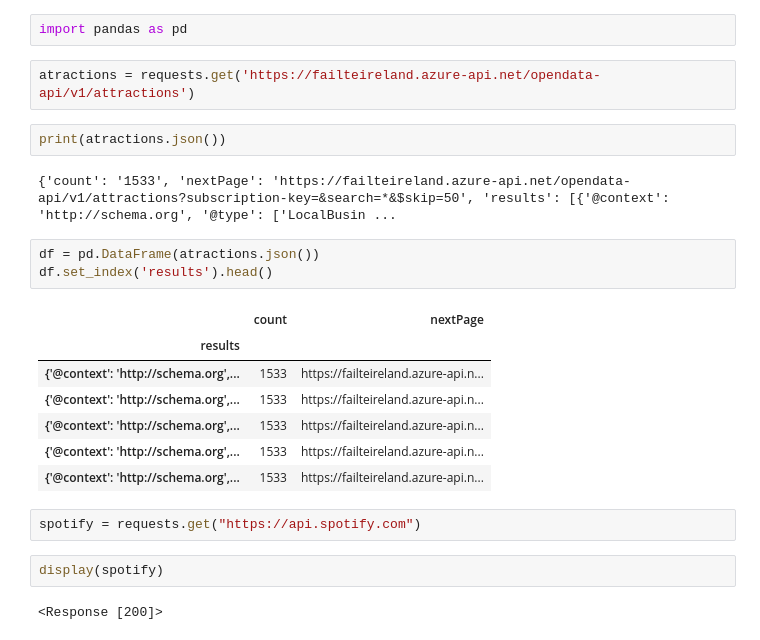
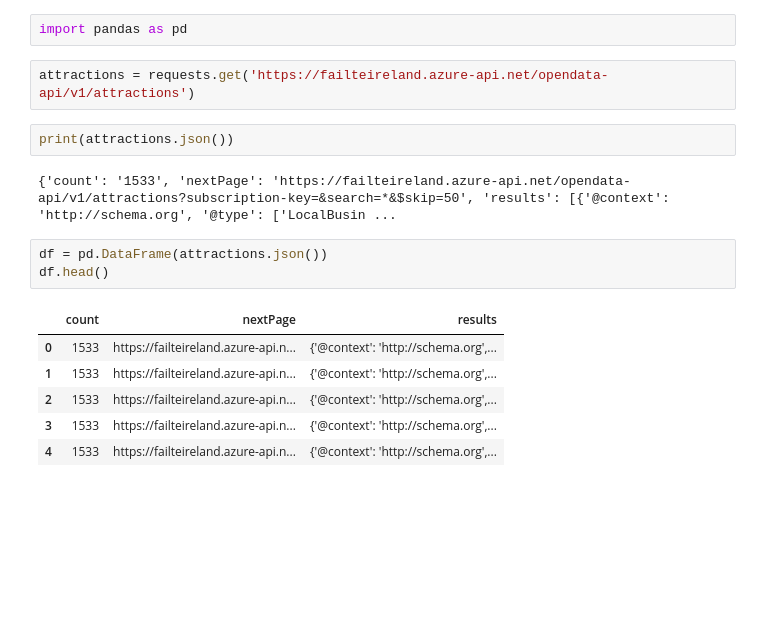
Before and after one commit to FZambujal/DAUCD, a Jupyter notebook: API.ipynb, the cells around one changed output. Cells and saved outputs as stored; diff of their text form; blank space fills up the shorter version.

```diff
--- a/API.ipynb
+++ b/API.ipynb
@@ -4,25 +4,18 @@ import json
 # %%
 import pandas as pd
 # %%
-atractions = requests.get('https://failteireland.azure-api.net/opendata-api/v1/attractions')
+attractions = requests.get('https://failteireland.azure-api.net/opendata-api/v1/attractions')
 # %%
-print(atractions.json())
+print(attractions.json())
 # %% [output]
 {'count': '1533', 'nextPage': 'https://failteireland.azure-api.net/opendata-api/v1/attractions?subscription-key=&search=*&$skip=50', 'results': [{'@context': 'http://schema.org', '@type': ['LocalBusin ...
 # %%
-df = pd.DataFrame(atractions.json())
-df.set_index('results').head()
+df = pd.DataFrame(attractions.json())
+df.head()
 # %% [output]
-|  | count | nextPage |
-| results |  |  |
-| {'@context': 'http://schema.org',... | 1533 | https://failteireland.azure-api.n... |
-| {'@context': 'http://schema.org',... | 1533 | https://failteireland.azure-api.n... |
-| {'@context': 'http://schema.org',... | 1533 | https://failteireland.azure-api.n... |
-| {'@context': 'http://schema.org',... | 1533 | https://failteireland.azure-api.n... |
-| {'@context': 'http://schema.org',... | 1533 | https://failteireland.azure-api.n... |
+|  | count | nextPage | results |
+| 0 | 1533 | https://failteireland.azure-api.n... | {'@context': 'http://schema.org',... |
+| 1 | 1533 | https://failteireland.azure-api.n... | {'@context': 'http://schema.org',... |
+| 2 | 1533 | https://failteireland.azure-api.n... | {'@context': 'http://schema.org',... |
+| 3 | 1533 | https://failteireland.azure-api.n... | {'@context': 'http://schema.org',... |
+| 4 | 1533 | https://failteireland.azure-api.n... | {'@context': 'http://schema.org',... |
-# %%
-spotify = requests.get("https://api.spotify.com")
-# %%
-display(spotify)
-# %% [output]
-<Response [200]>
```
Also changed, not shown: 4 other files.
